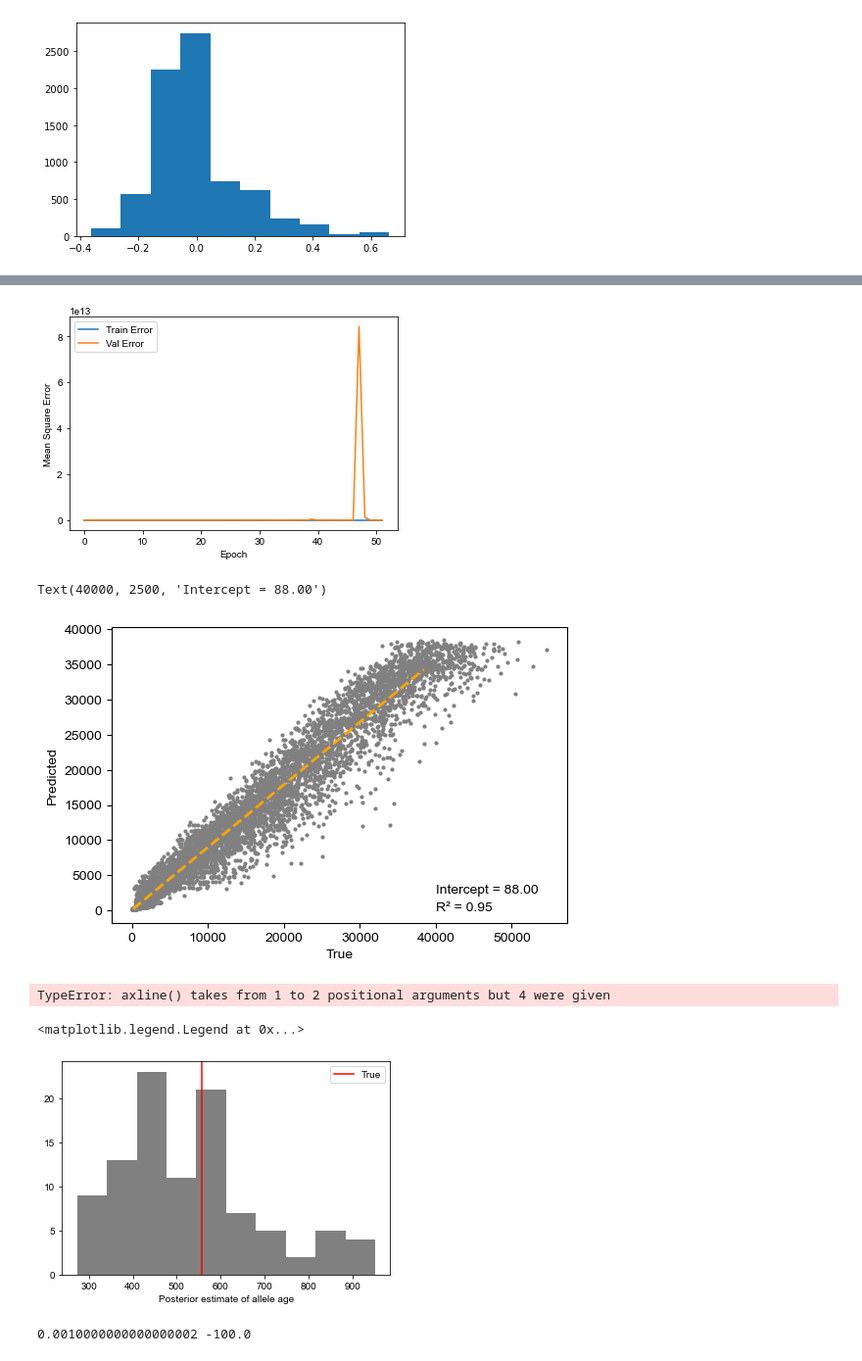
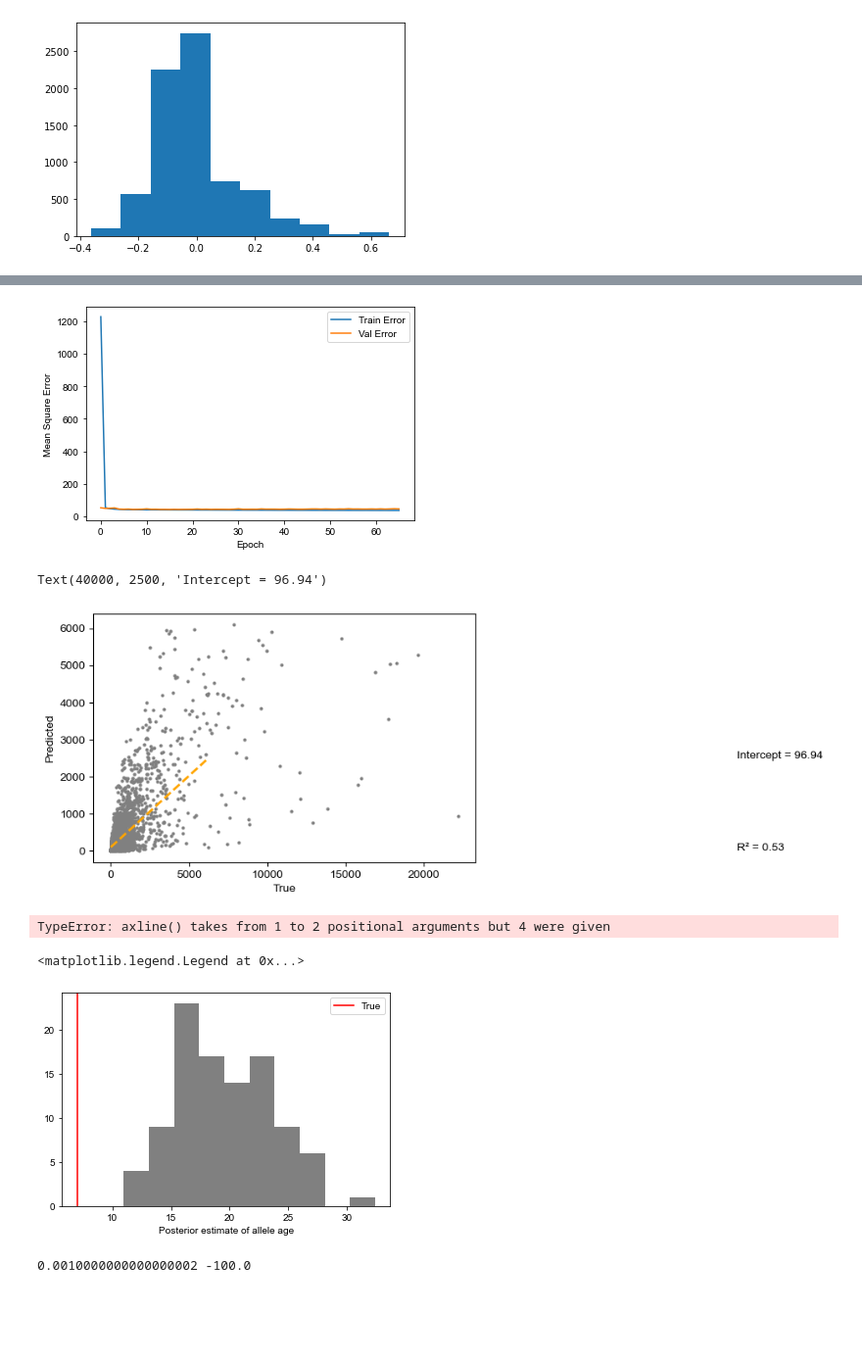
Before and after one commit to VivaswatS/selCoefEst, a Jupyter notebook: working_selCoefEst.ipynb, the cells around one changed output, grey strips where cells are left out. Shown at 98% size. Drawn from its saved outputs; the diff is of its cells as text; code cells hidden in the pictures; blank space fills up the shorter version.

```diff
--- a/working_selCoefEst.ipynb
+++ b/working_selCoefEst.ipynb
@@ -31,3 +23,7 @@ df1 = pd.read_csv("https://raw.githubusercontent.com/VivaswatS/selCoefEst/main/t
+# %%
+# df1 = pd.read_csv("https://raw.githubusercontent.com/VivaswatS/selCoefEst/main/traindata/trip-2021-07-28.csv")
+
+df1 = pd.read_csv("~/selCoefEst/traindata/trip-2021-08-25.csv")
 # %%
 dat = df1.to_numpy()
 gamma = np.unique(dat[:,1])
@@ -187,6 +190,9 @@ epsilon_std = 1.0
 
 def mse(y_true, y_pred):
     return keras.backend.sum(keras.metrics.mean_squared_error(y_true, y_pred), axis=-1)
+
+# def nll(y, p_y):
+#     return -tf.reduce_sum(p_y.log_prob(y))
 
 class KLDivergenceLayer(Layer):
     """ Identity transform layer that adds KL divergence
@@ -220,14 +226,13 @@ eps = keras.Input(tensor=keras.backend.random_normal(stddev=epsilon_std, shape=(
 z_eps = Multiply()([z_sigma, eps])
 z = Add()([z_mu, z_eps])
 
-# only need 1 output dim - allele age
 decoder = keras.Sequential([
     Dense(48, input_dim=latent_dim, activation='relu'),
     Dense(intermediate_dim, input_dim=48, activation='relu'),
-    Dense(1, activation='relu')
+    Dense(1, activation='relu'),
 ])
+x_pred = decoder(z)
 
-x_pred = decoder(z)
 # symbolic representation
 encoder = keras.Model(x, outputs=[z_mu, z_sigma])
 # %%
@@ -290,7 +296,7 @@ def plot_history():
 
 plot_history()
 # %% [output]
-[figure, old version]
+[figure, new version]
 # %%
 plt.figure(dpi=100)
 plt.ylabel('Predicted')
@@ -303,8 +309,8 @@ plt.plot(x_, muhat + betahat * x_, color="orange", linestyle='--', linewidth=2)
 plt.text(40000, 2, "R² = {:.2f}".format(res.rsquared))
 plt.text(40000, 2500, "Intercept = {:.2f}".format(muhat))
 # %% [output]
-Text(40000, 2500, 'Intercept = 88.00')
+Text(40000, 2500, 'Intercept = 96.94')
-[figure, old version]
+[figure, new version]
 # %%
 ## REMINDER: taking mean of predictions and then exponentiating is *different* from exponentiating and taking mean (former is lower than latter)
 plt.figure(dpi=100)
@@ -315,13 +321,13 @@ plt.plot(np.exp(np.mean(preds_vae,0)), np.mean(np.exp(preds_vae),0), 'o',  color
 TypeError: axline() takes from 1 to 2 positional arguments but 4 were given
 # %%
 ## plot histogram of samples of allele age...
-plt.hist(np.exp(preds_vae[:,5]), color="grey")
+plt.hist(np.exp(preds_vae[:,567]), color="grey")
 plt.xlabel('Posterior estimate of allele age')
-plt.axvline(x=np.exp(test_labs[5]), color="red", label="True")
+plt.axvline(x=np.exp(test_labs[567]), color="red", label="True")
 plt.legend()
 # %% [output]
 <matplotlib.legend.Legend at 0x...>
-[figure, old version]
+[figure, new version]
 # %%
 pa = decoder.predict_proba(z_preds[0])
 # %% [output]
```
Also changed, not shown: parts of 10 cells of this notebook, 2 other files.
